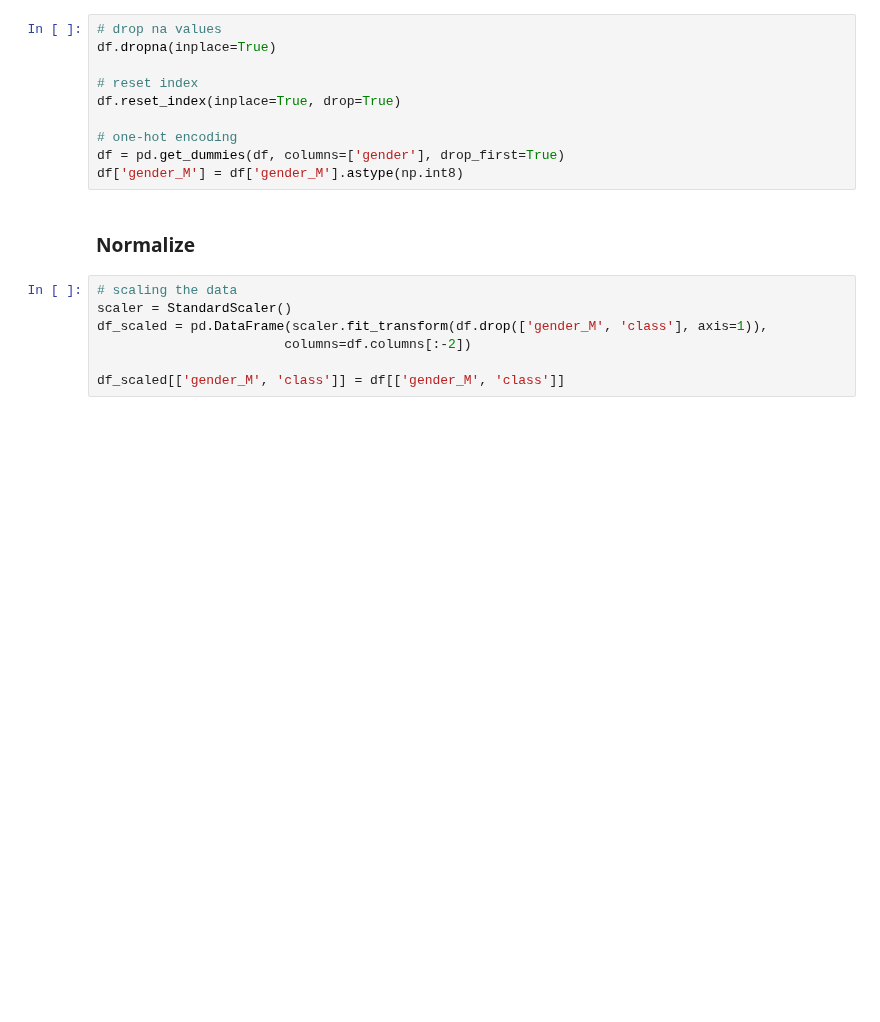
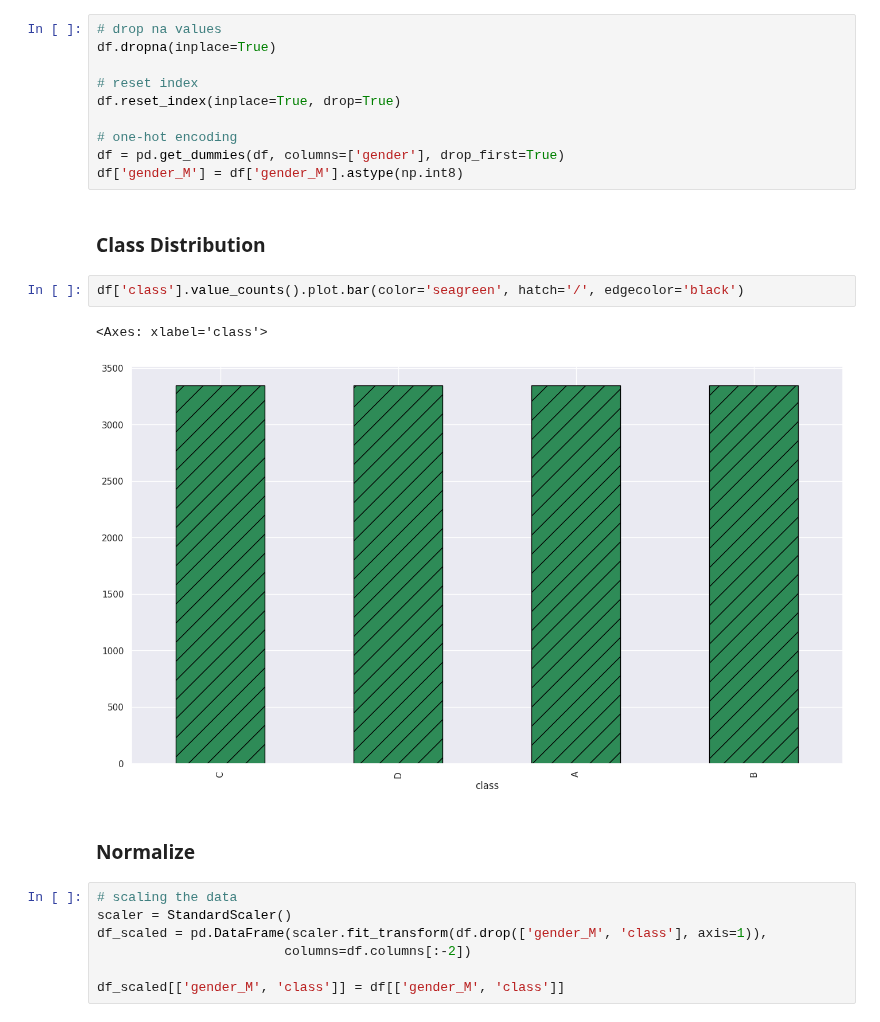
Before and after one commit to ahmadhatahet/runtime-monitoring, a Jupyter notebook: supporting-scripts/pca-example.ipynb, the cells around one changed output. Saved outputs shown, nothing was run; the diff lists cells and outputs as text; blank space fills up the shorter version.

```diff
--- a/supporting-scripts/pca-example.ipynb
+++ b/supporting-scripts/pca-example.ipynb
@@ -44,6 +45,13 @@ df.reset_index(inplace=True, drop=True)
 # one-hot encoding
 df = pd.get_dummies(df, columns=['gender'], drop_first=True)
 df['gender_M'] = df['gender_M'].astype(np.int8)
+# %% [markdown]
+### Class Distribution
+# %%
+df['class'].value_counts().plot.bar(color='seagreen', hatch='/', edgecolor='black')
+# %% [output]
+<Axes: xlabel='class'>
+[figure, added]
 # %% [markdown]
 ### Normalize
 # %%
```
Also changed, not shown: parts of 46 cells of this notebook.
